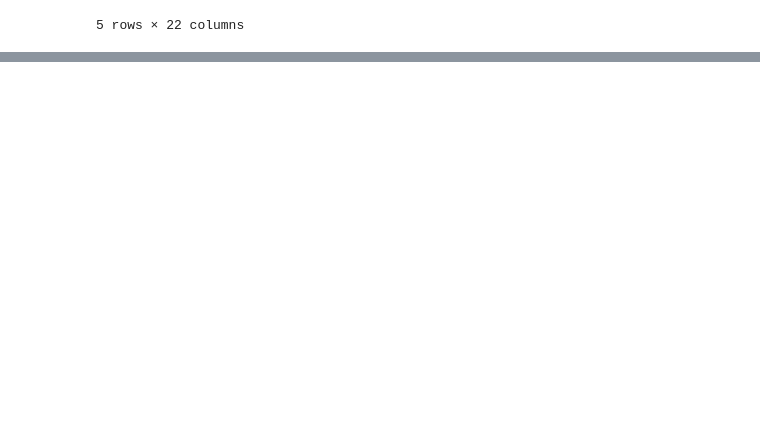
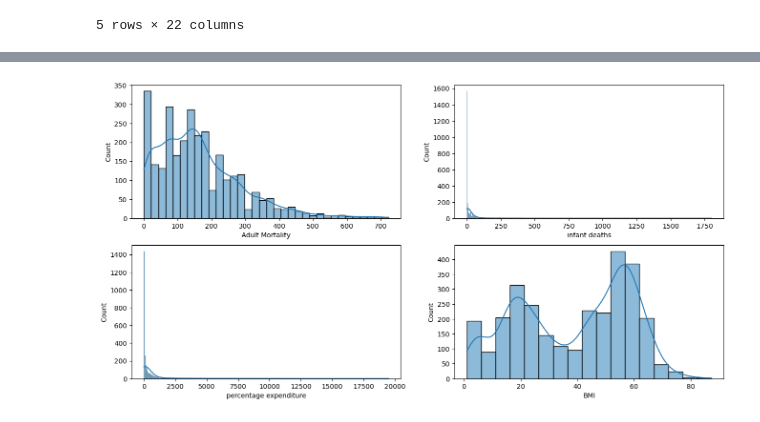
Before and after one commit to EmperorSeyi/Life-Expectancy-Project, a Jupyter notebook: Life-Expectancy.ipynb, the cells around one changed output, grey strips where cells are left out. Drawn from its saved outputs; the diff is of its cells as text; code cells hidden in the pictures; blank space fills up the shorter version.

```diff
--- a/Life-Expectancy.ipynb
+++ b/Life-Expectancy.ipynb
@@ -16,0 +110,5 @@ df.head()
+# %%
+df["BMI"] = df[" BMI "]
+df["under_five_deaths"]= df["under-five deaths "]
+df["Population"] = df["Population"]
+df.head()
@@ -16,0 +125,5 @@ df.head()
+# %%
+# Create GDP-per-capital
+df["GDP_Per_Capita"] = df.GDP/df.Population
+df["Expenditure_per_capita"] = df["percentage expenditure"]/df.Population
+df.head()
@@ -16,0 +138,10 @@ df.head()
+# %%
+# Diplay the Distribution of Numerical Variables
+fig, ax = plt.subplots(2,2,figsize=(16,8))
+sns.histplot(df, x= "Adult Mortality", kde=True, ax=ax[0,0])
+sns.histplot(df, x= "infant deaths", kde=True, ax=ax[0,1])
+sns.histplot(df, x= "percentage expenditure", kde=True, ax=ax[1,0])
+sns.histplot(df, x= "BMI", kde=True, ax=ax[1,1])
+plt.show()
+# %% [output]
+[figure, added]
```
Also changed, not shown: parts of 49 cells of this notebook.
